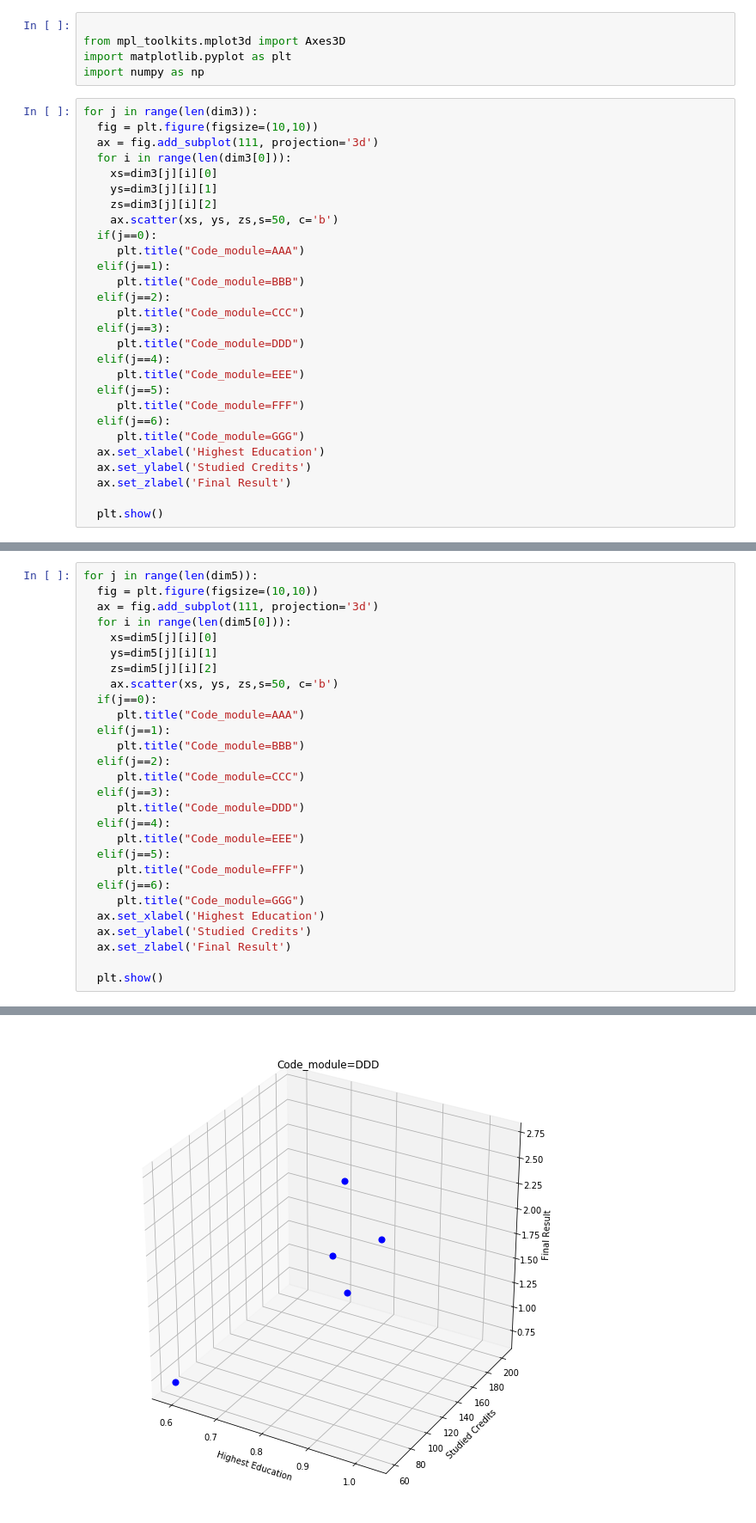
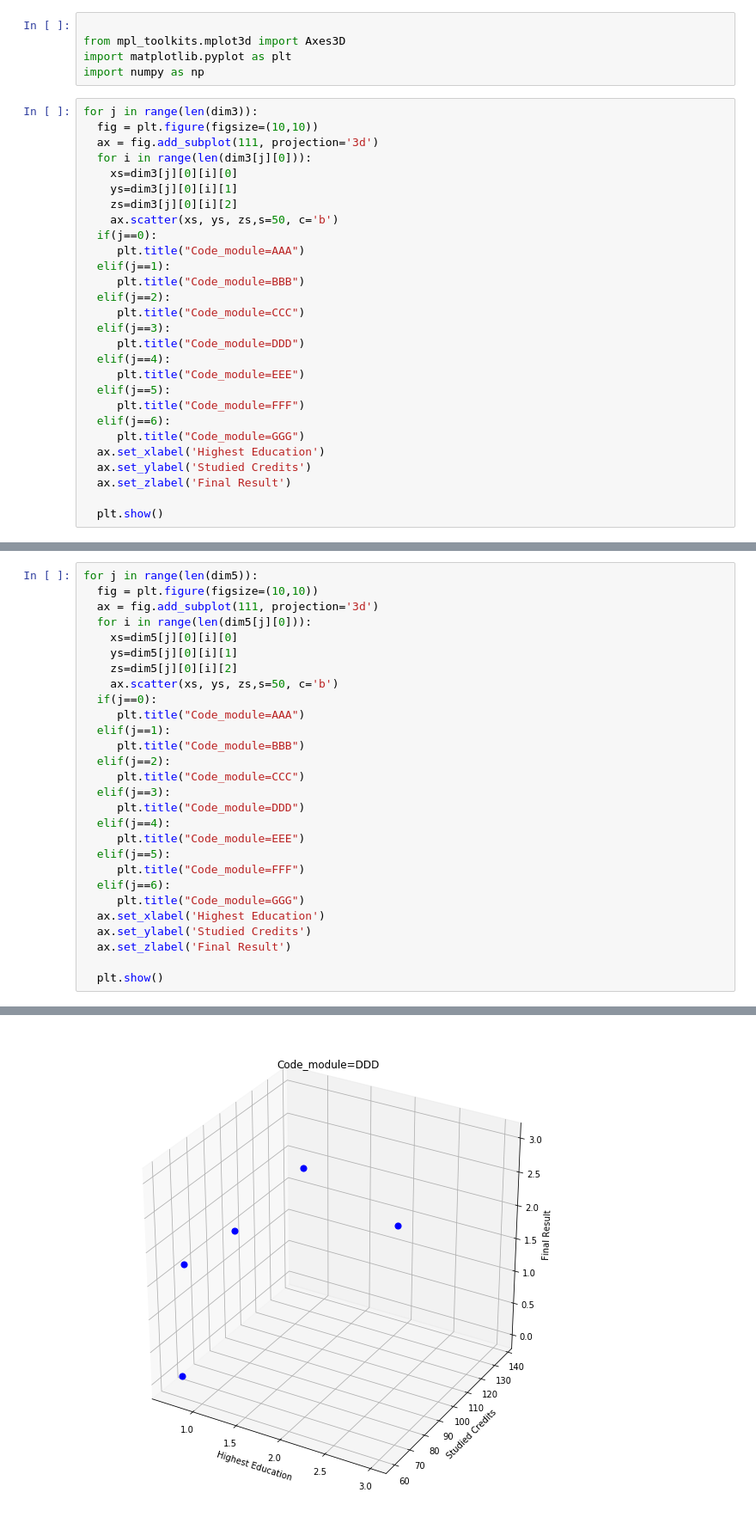
Before and after one commit to RianNugroho/pengpol, a Jupyter notebook: Kmeans.ipynb, the cells around one changed output, grey strips where cells are left out. Shown at 86% size. Cells and saved outputs as stored; diff of their text form.

```diff
--- a/Kmeans.ipynb
+++ b/Kmeans.ipynb
@@ -201,10 +192,10 @@ import numpy as np
 for j in range(len(dim3)):
   fig = plt.figure(figsize=(10,10))
   ax = fig.add_subplot(111, projection='3d')
-  for i in range(len(dim3[0])):
-    xs=dim3[j][i][0]
-    ys=dim3[j][i][1]
-    zs=dim3[j][i][2]
+  for i in range(len(dim3[j][0])):
+    xs=dim3[j][0][i][0]
+    ys=dim3[j][0][i][1]
+    zs=dim3[j][0][i][2]
     ax.scatter(xs, ys, zs,s=50, c='b')
   if(j==0):
      plt.title("Code_module=AAA")
@@ -237,10 +228,10 @@ for j in range(len(dim3)):
 for j in range(len(dim5)):
   fig = plt.figure(figsize=(10,10))
   ax = fig.add_subplot(111, projection='3d')
-  for i in range(len(dim5[0])):
-    xs=dim5[j][i][0]
-    ys=dim5[j][i][1]
-    zs=dim5[j][i][2]
+  for i in range(len(dim5[j][0])):
+    xs=dim5[j][0][i][0]
+    ys=dim5[j][0][i][1]
+    zs=dim5[j][0][i][2]
     ax.scatter(xs, ys, zs,s=50, c='b')
   if(j==0):
      plt.title("Code_module=AAA")
@@ -268 +259 @@ for j in range(len(dim5)):
-[figure, old version]
+[figure, new version]
```
Also changed, not shown: parts of 15 cells of this notebook.
